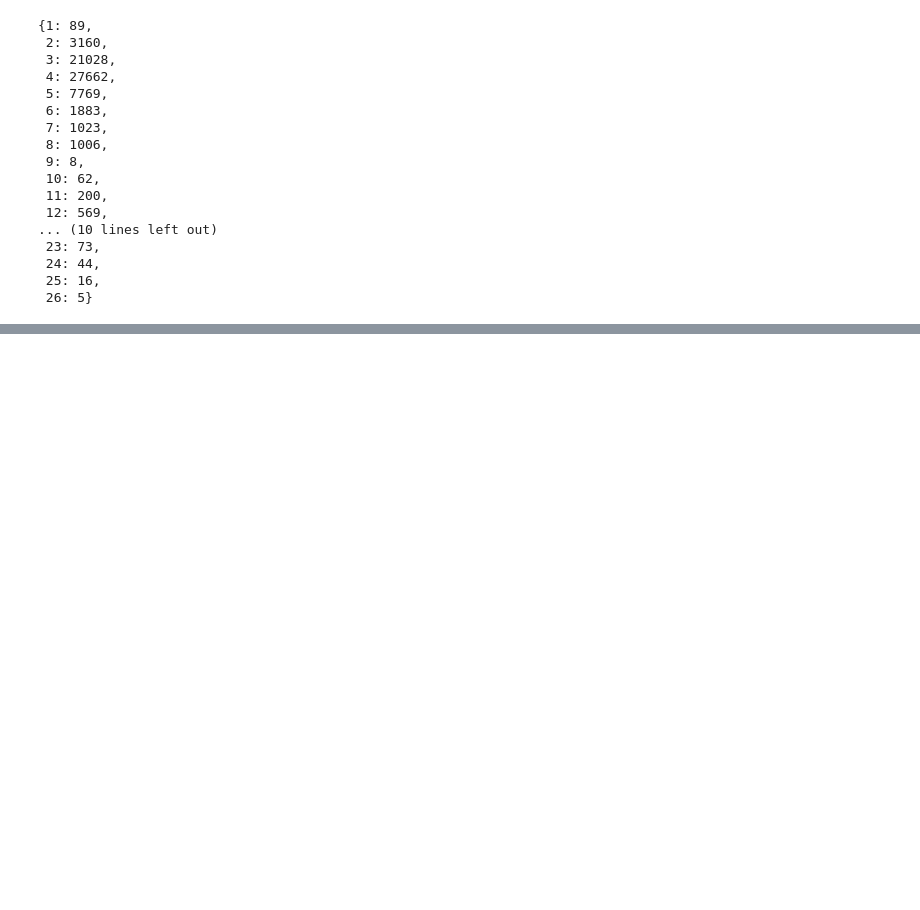
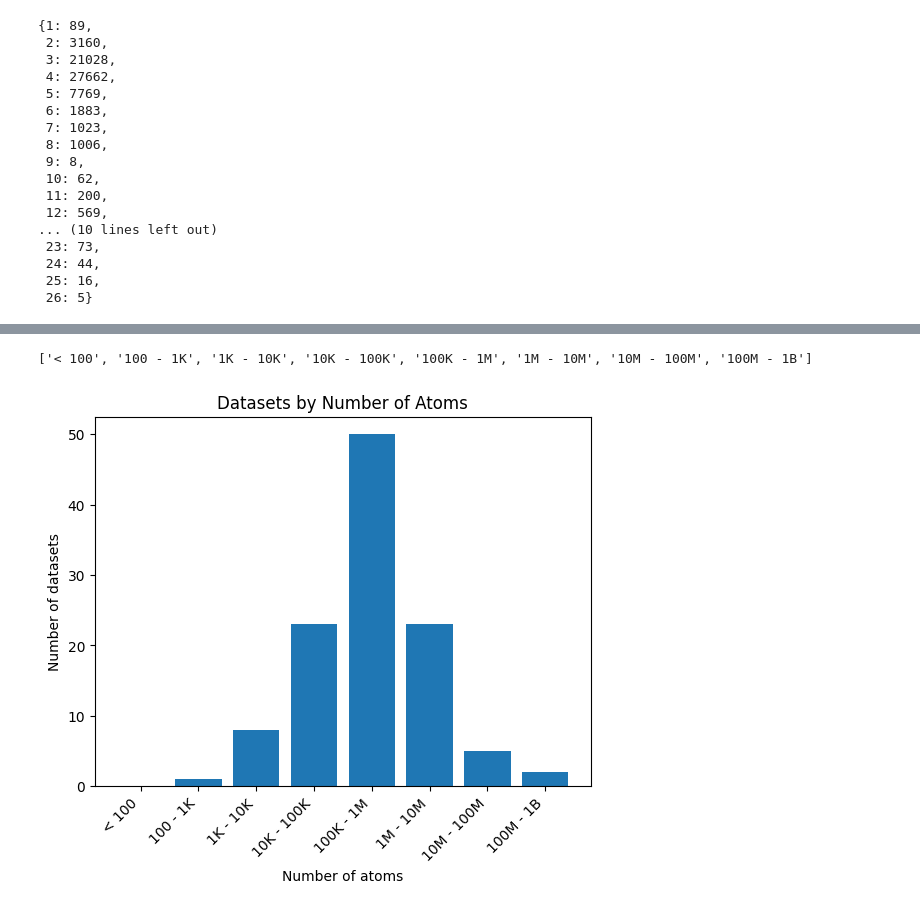
Before and after one commit to gpwolfe/colabfit, a Jupyter notebook: notebooks/db_queries.ipynb, the cells around one changed output, grey strips where cells are left out. Cells and saved outputs as stored; diff of their text form; code cells hidden in the pictures; blank space fills up the shorter version.

```diff
--- a/notebooks/db_queries.ipynb
+++ b/notebooks/db_queries.ipynb
@@ -119,3 +214,21 @@ print(atoms_per_ds)
+# %%
+bins = [0, 100, 1000, 10000, 100000, 1000000, 10000000, 100000000, 1000000000]
+hist, edges = np.histogram(a=atoms_per_ds, bins=bins)
+fig, ax = plt.subplots()
+ax.bar(range(len(bins)-1), hist, )
+ax.set_ylabel("Number of datasets")
+ax.set_xlabel("Number of atoms")
+ax.set_title("Datasets by Number of Atoms")
+ticks = ax.set_xticks([0, 1,2,3,4,5,6,7])
+ticklabels= ["< 100", "100 - 1K", "1K - 10K", "10K - 100K", "100K - 1M", "1M - 10M", "10M - 100M", "100M - 1B"]
+
+print(ticklabels)
+# [(b,bins[i+1]) for i, b in enumerate(bins[:-1])]
+ax.set_xticklabels(ticklabels, rotation=45, ha="right")
+plt.savefig("datasets_by_n_atoms_log.pdf")
+# %% [output]
+['< 100', '100 - 1K', '1K - 10K', '10K - 100K', '100K - 1M', '1M - 10M', '10M - 100M', '100M - 1B']
+[figure, added]
 # %%
 # Total num atoms in database
 total_atoms = sum(atoms_per_ds)
```
Also changed, not shown: parts of 37 cells of this notebook.
